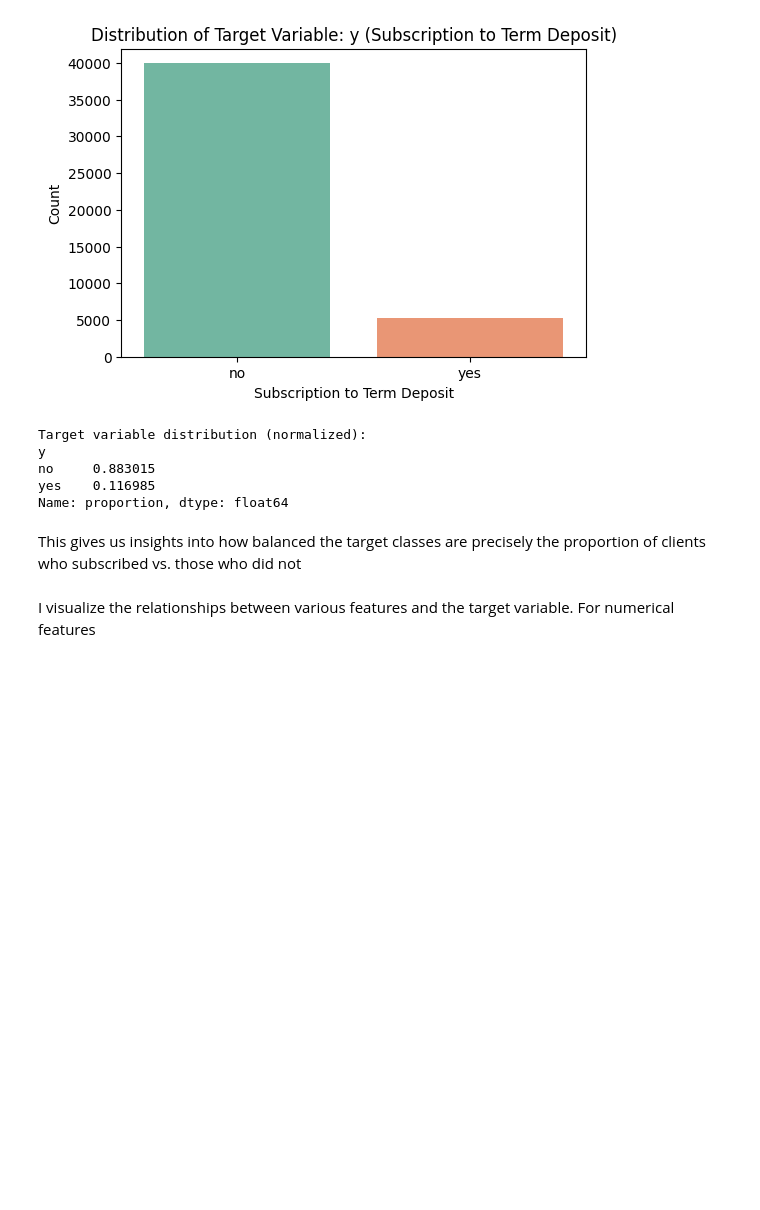
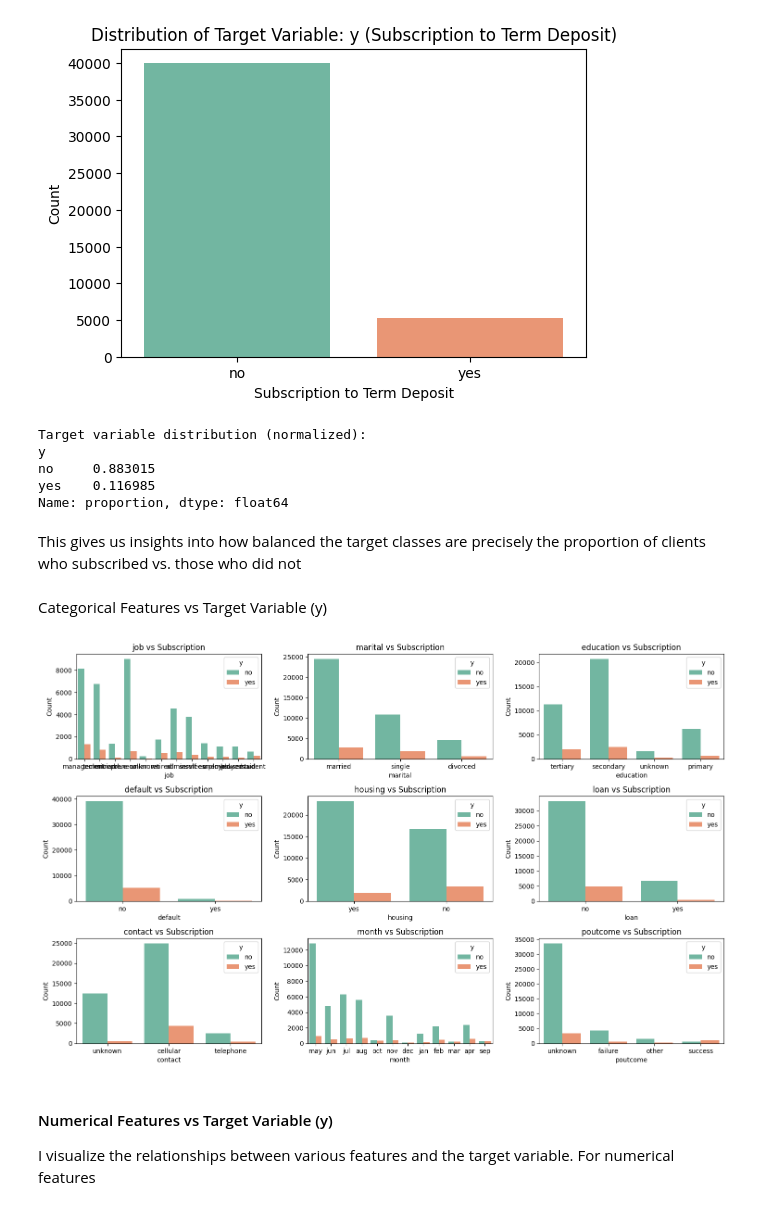
Before and after one commit to Victor-Osei/TMP_Assessment, a Jupyter notebook: tmp.ipynb, the cells around one changed output. Saved outputs shown, nothing was run; the diff lists cells and outputs as text; code cells hidden in the pictures; blank space fills up the shorter version.

```diff
--- a/tmp.ipynb
+++ b/tmp.ipynb
@@ -140,5 +206,24 @@ yes    0.116985
 Name: proportion, dtype: float64
 # %% [markdown]
  This gives us insights into how balanced the target classes are precisely the proportion of clients who subscribed vs. those who did not
+# %% [markdown]
+Categorical Features vs Target Variable (y)
+# %%
+# List of categorical features
+categorical_features = ['job', 'marital', 'education', 'default', 'housing', 'loan', 'contact', 'month', 'poutcome']
+
+plt.figure(figsize=(15, 12))
+for i, feature in enumerate(categorical_features, 1):
+    plt.subplot(4, 3, i)
+    sns.countplot(x=feature, hue='y', data=bank_data, palette='Set2')
+    plt.title(f'{feature} vs Subscription')
+    plt.xlabel(feature)
+    plt.ylabel('Count')
+
+plt.tight_layout()
+plt.show()
+# %% [output]
+[figure, added]
 # %% [markdown]
+#### Numerical Features vs Target Variable (y)
 I visualize the relationships between various features and the target variable. For numerical features
```
Also changed, not shown: parts of 11 cells of this notebook.
